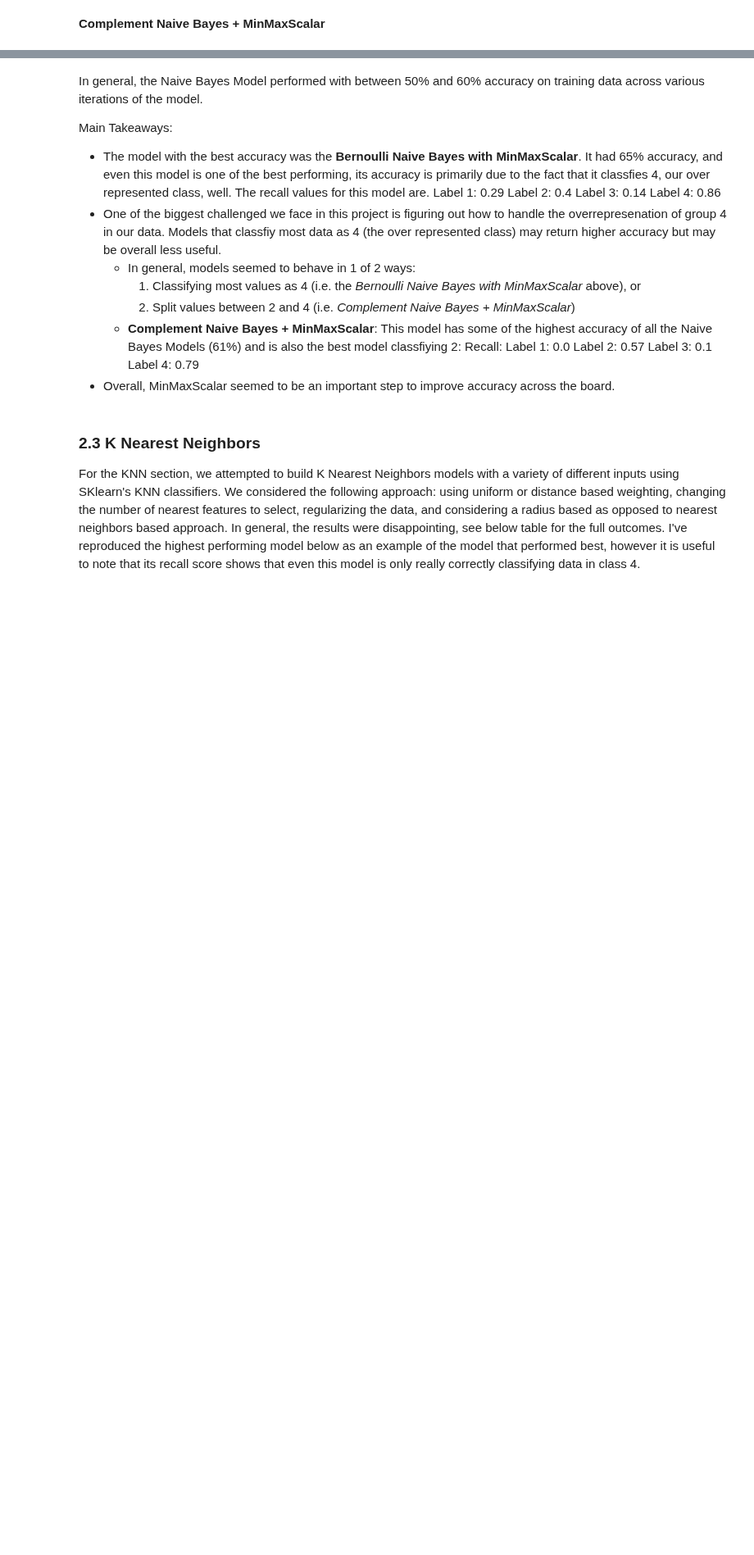
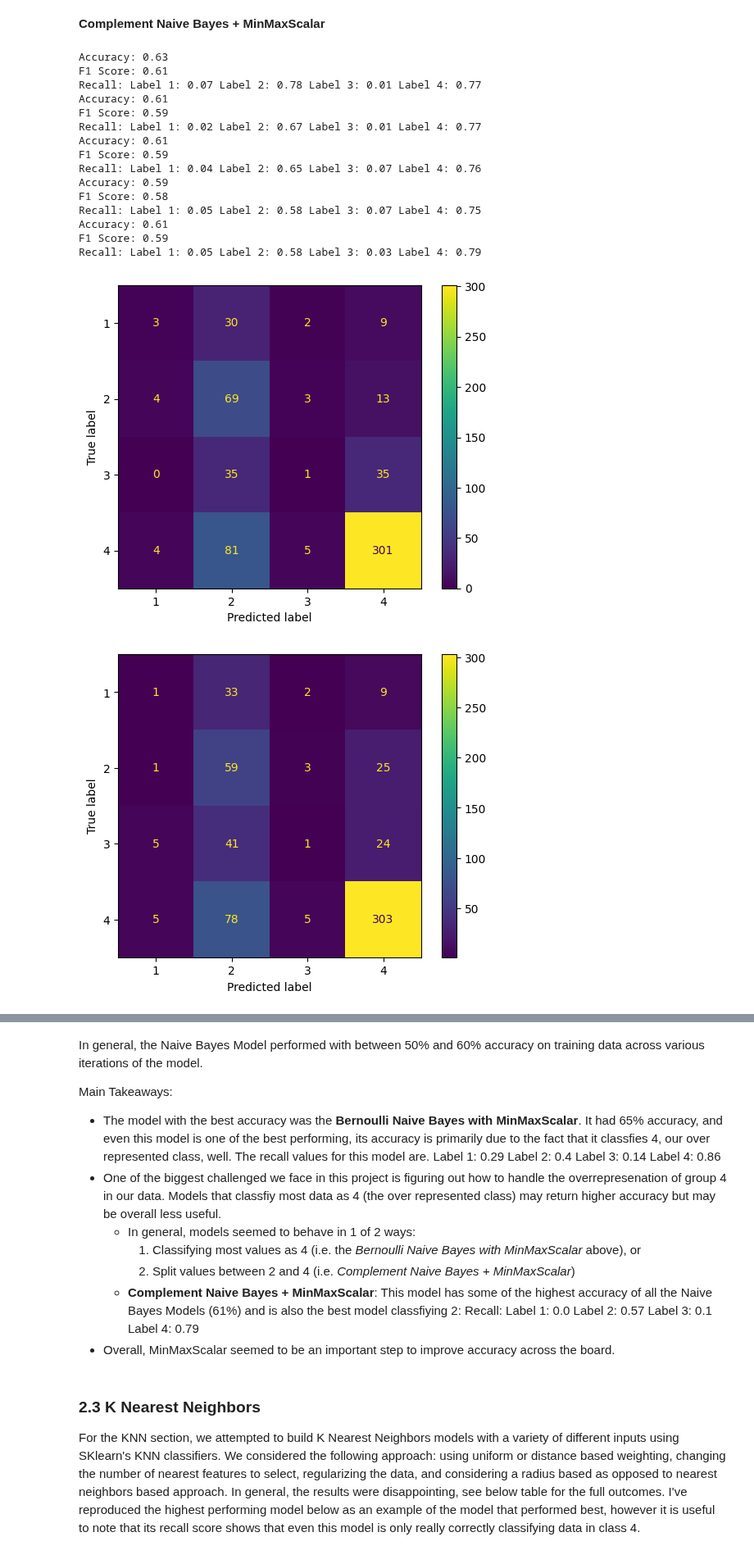
Before and after one commit to andrewjtdunn/Costa-Rican-Household-Poverty-Level-Prediction, a Jupyter notebook: Exploratory analysis/checkpoint_2.ipynb, the cells around one changed output, grey strips where cells are left out. Shown at 82% size. Cells and saved outputs as stored; diff of their text form; code cells hidden in the pictures; blank space fills up the shorter version.

```diff
--- a/Exploratory analysis/checkpoint_2.ipynb
+++ b/Exploratory analysis/checkpoint_2.ipynb
@@ -193,9 +201,33 @@ evaluate_classification(y_pred, y_true,  cm=True)
 # %% [markdown]
 **Complement Naive Bayes + MinMaxScalar**
-# %%
-X_scaled = scaler.fit_transform(X)
-nb = ComplementNB()
-nb.fit(X_scaled, y)
-X_valid_scaled = scaler.transform(X_valid)
-y_pred = nb.predict(X_valid_scaled)
-evaluate_classification(y_pred, y_true, cm = True)
+# %%
+nb = ComplementNB()
+nb_results = {}
+for key in train_indices.keys():
+    X_train = df.drop(columns="Target").iloc[train_indices[key],:]
+    y_train = df.loc[:,['Target']].iloc[train_indices[key],:]
+    X_valid = df.drop(columns="Target").iloc[test_indices[key],:]
+    y_valid = df.loc[:,['Target']].iloc[test_indices[key],:]
+    X_scaled = scaler.fit_transform(X_train)
+    nb.fit(X_scaled, y_train)
+    X_valid_scaled = scaler.transform(X_valid)
+    y_pred = nb.predict(X_valid_scaled)
+    nb_results[key] = evaluate_classification(y_pred, y_valid, cm = True, return_vals=True)
+# %% [output]
+Accuracy: 0.63
+F1 Score: 0.61
+Recall: Label 1: 0.07 Label 2: 0.78 Label 3: 0.01 Label 4: 0.77
+Accuracy: 0.61
+F1 Score: 0.59
+Recall: Label 1: 0.02 Label 2: 0.67 Label 3: 0.01 Label 4: 0.77
+Accuracy: 0.61
+F1 Score: 0.59
+Recall: Label 1: 0.04 Label 2: 0.65 Label 3: 0.07 Label 4: 0.76
+Accuracy: 0.59
+F1 Score: 0.58
+Recall: Label 1: 0.05 Label 2: 0.58 Label 3: 0.07 Label 4: 0.75
+Accuracy: 0.61
+F1 Score: 0.59
+Recall: Label 1: 0.05 Label 2: 0.58 Label 3: 0.03 Label 4: 0.79
+[figure, added]
+[figure, added]
```
Also changed, not shown: parts of 20 cells of this notebook.
